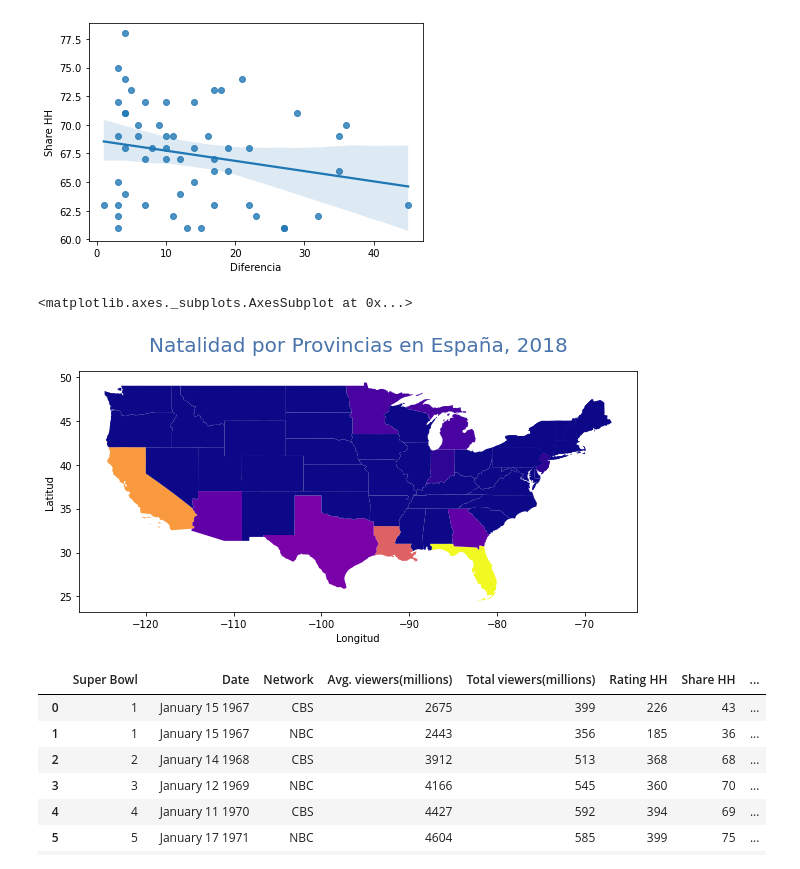
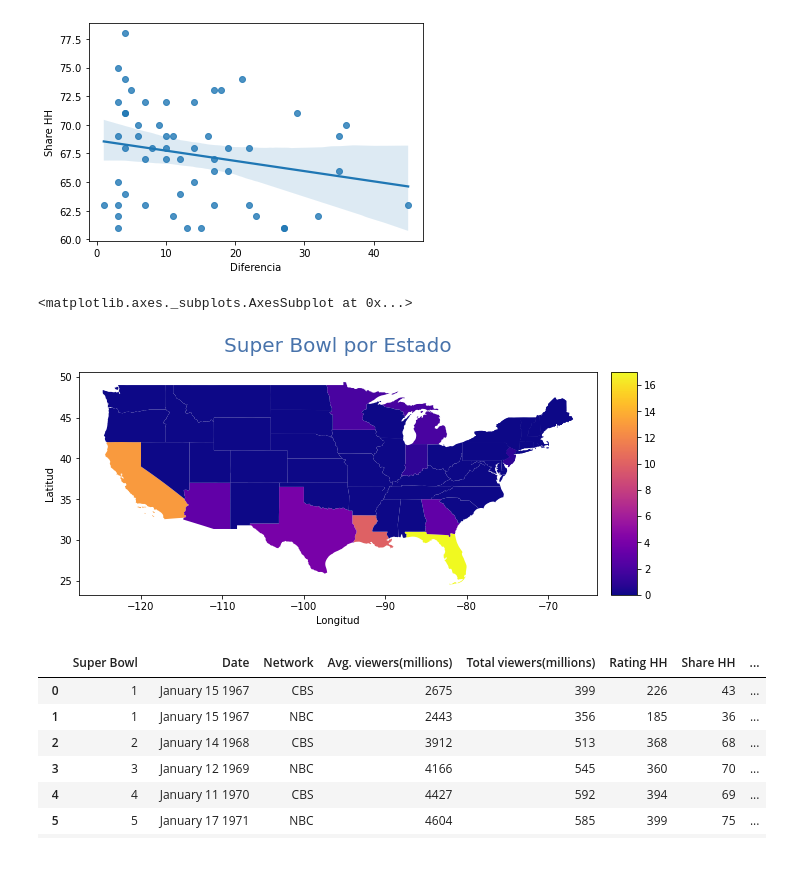
Before and after one commit to EdeEsteban/Analitica-de-Datos, a Jupyter notebook: Analitica.ipynb, the cells around one changed output. Drawn from its saved outputs; the diff is of its cells as text; code cells hidden in the pictures.

```diff
--- a/Analitica.ipynb
+++ b/Analitica.ipynb
@@ -651,55 +641,36 @@ Games_per_states['Super Bowl in state'] = SB_in_states
 sb_per_state = []
 
 for i in states['NAME'].array:
   if i in Games_per_states['list of states'].array:
     sb_per_state.append(int(Games_per_states[Games_per_states['list of states'] == i ]['Super Bowl in state']))
   else:
      sb_per_state.append(0)
 states['Game per state'] = sb_per_state
 
 states.head(5)
 
 # Control del tamaño de la figura del mapa
 fig, ax = plt.subplots(figsize=(10, 10))
 
 # Control del título y los ejes
-ax.set_title('Natalidad por Provincias en España, 2018',
+ax.set_title('Super Bowl por Estado',
              pad = 20,
              fontdict={'fontsize':20, 'color': '#4873ab'})
 ax.set_xlabel('Longitud')
 ax.set_ylabel('Latitud')
 
-# Mostrar el mapa finalizado
-states.plot(column='Game per state', cmap='plasma', ax=ax, zorder=5)
-
-
-
-# Control del encuadre (área geográfica) del mapa
-ax.axis([-12, 5, 32, 48])
-
-# Control del título y los ejes
-ax.set_title('Natalidad por Provincias en España, 2018',
-             pad = 20,
-             fontdict={'fontsize':20, 'color': '#4873ab'})
-ax.set_xlabel('Longitud')
-ax.set_ylabel('Latitud')
 
 # Añadir la leyenda separada del mapa
 from mpl_toolkits.axes_grid1 import make_axes_locatable
 divider = make_axes_locatable(ax)
 cax = divider.append_axes("right", size="5%", pad=0.2)
 
 # Generar y cargar el mapa
-map_data.plot(column='NAT2018', cmap='plasma', ax=ax,
+states.plot(column='Game per state', cmap='plasma', ax=ax,
               legend=True, cax=cax, zorder=5)
-
-# Cargar un mapa base con contornos de países
-oceanos = "natural_earth/ne_50m_ocean.shp"
-map_oceanos = gpd.read_file(oceanos)
-map_oceanos.plot(ax=ax, color='#89c0e8', zorder=0)
 # %% [output]
 <matplotlib.axes._subplots.AxesSubplot at 0x...>
-[figure, old version]
+[figure, new version]
 # %%
 x = ratings.astype(str).apply(lambda x: x.str.replace('[^\w\s]',''))
 x
```
Also changed, not shown: parts of 2 cells of this notebook.
